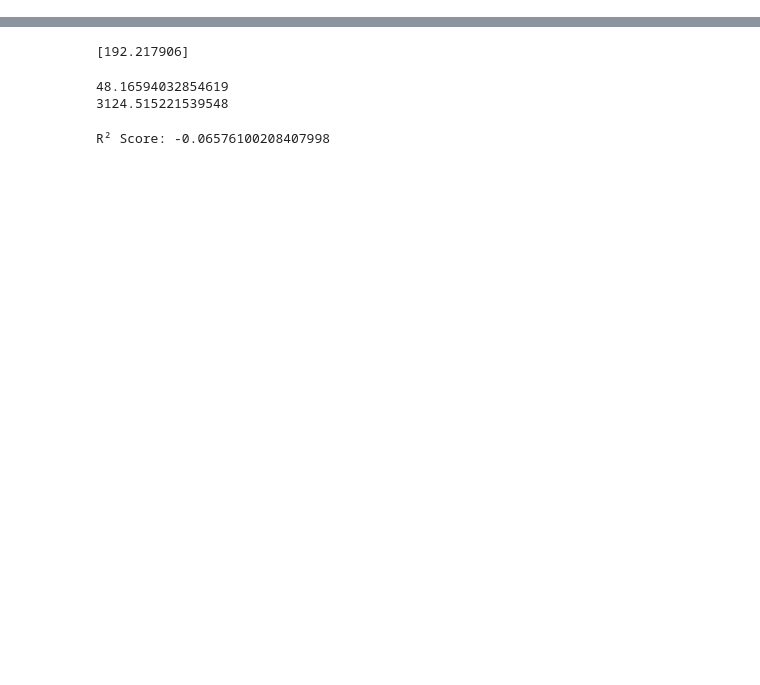
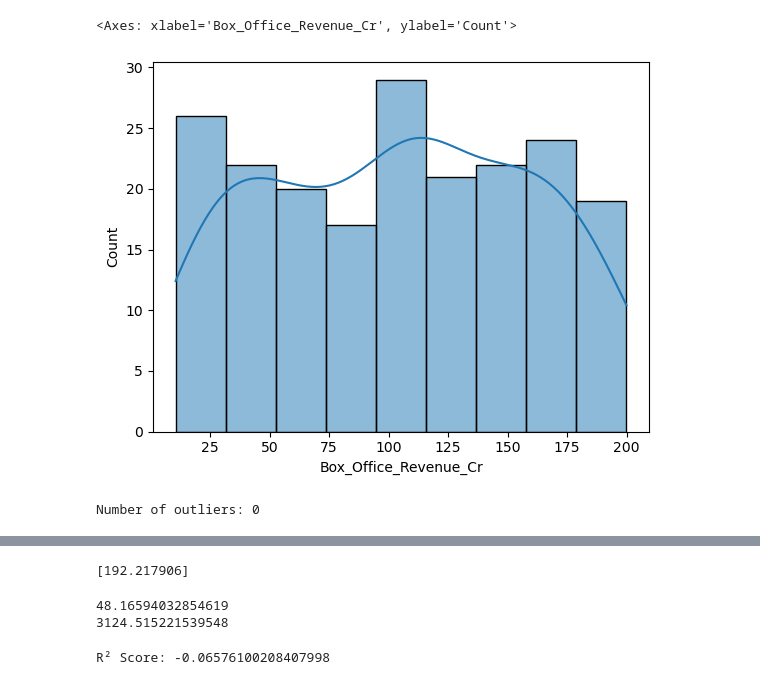
Before and after one commit to kavinkumartk/Project-4-Linear-Regression-, a Jupyter notebook: code.ipynb, the cells around one changed output, grey strips where cells are left out. Saved outputs shown, nothing was run; the diff lists cells and outputs as text; code cells hidden in the pictures; blank space fills up the shorter version.

```diff
--- a/code.ipynb
+++ b/code.ipynb
@@ -29,0 +60,17 @@ Slope (b1): 8.60725220793997
+# %%
+sns.histplot(df["Box_Office_Revenue_Cr"],kde=True)
+# %% [output]
+<Axes: xlabel='Box_Office_Revenue_Cr', ylabel='Count'>
+[figure, added]
+# %%
+Q1 = df["Marketing_Spend_Cr"].quantile(0.25)
+Q3 = df["Marketing_Spend_Cr"].quantile(0.75)
+IQR = Q3 - Q1
+
+lower_bound = Q1 - 1.5 * IQR
+upper_bound = Q3 + 1.5 * IQR
+
+outliers = df[(df["Marketing_Spend_Cr"] < lower_bound) | (df["Marketing_Spend_Cr"] > upper_bound)]
+print("Number of outliers:", len(outliers))
+# %% [output]
+Number of outliers: 0
```
Also changed, not shown: parts of 14 cells of this notebook, 3 other files.
